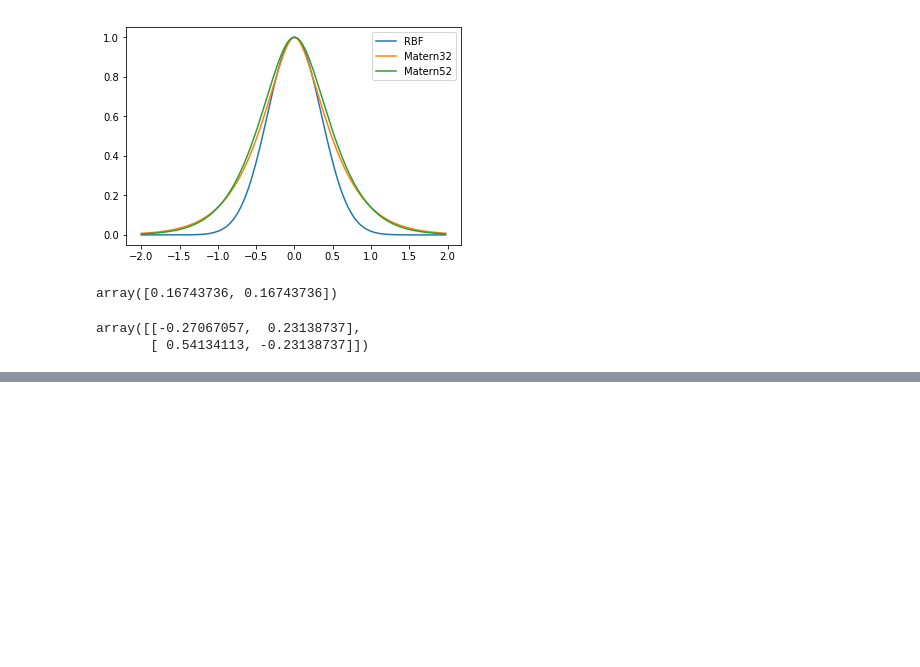
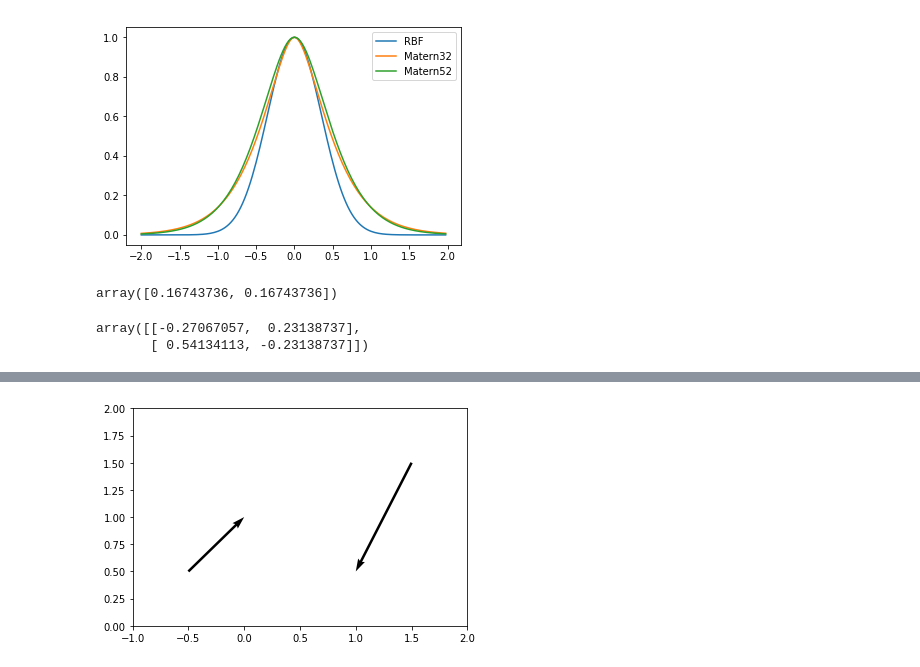
Before and after one commit to notblank/Gaussian-Processes, a Jupyter notebook: Autodiff Vector Valued Processes.ipynb, the cells around one changed output, grey strips where cells are left out. Saved outputs shown, nothing was run; the diff lists cells and outputs as text; code cells hidden in the pictures; blank space fills up the shorter version.

```diff
--- a/Autodiff Vector Valued Processes.ipynb
+++ b/Autodiff Vector Valued Processes.ipynb
@@ -342,0 +449,11 @@ array([[-0.27067057,  0.23138737],
+# %%
+fig, ax=plt.subplots()
+
+ax.quiver([-0.5,1.5],[0.5,1.5],[0.5,-0.5],[0.5,-1],
+          angles='xy', scale_units='xy', scale=1.)
+
+ax.set_xlim([-1,2])
+ax.set_ylim([0,2])
+plt.show()
+# %% [output]
+[figure, added]
```
Also changed, not shown: parts of 13 cells of this notebook.
